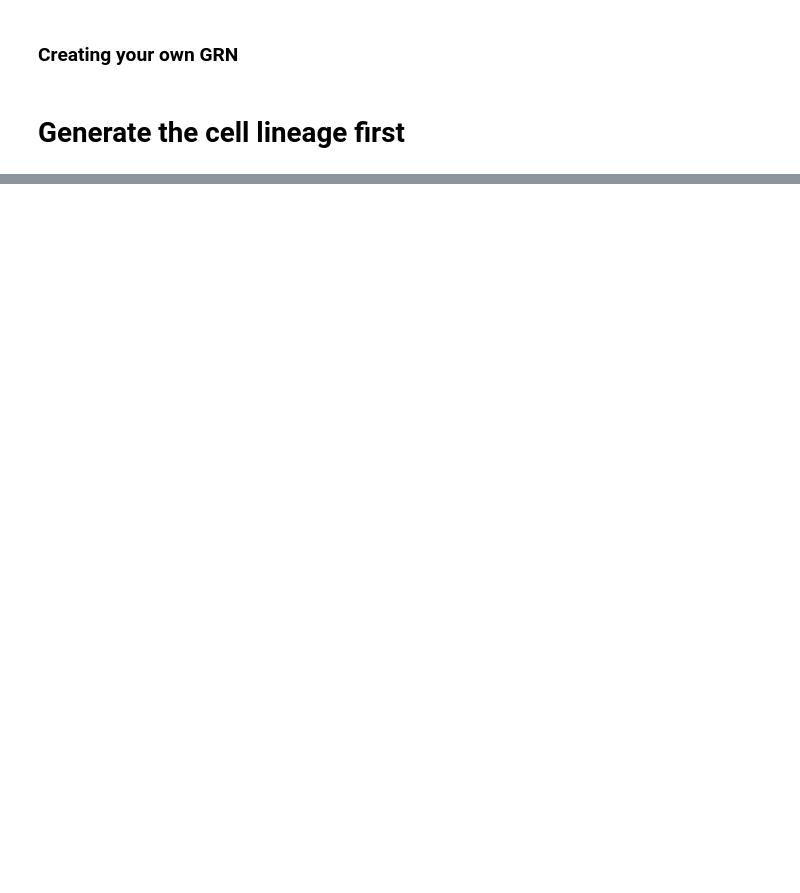
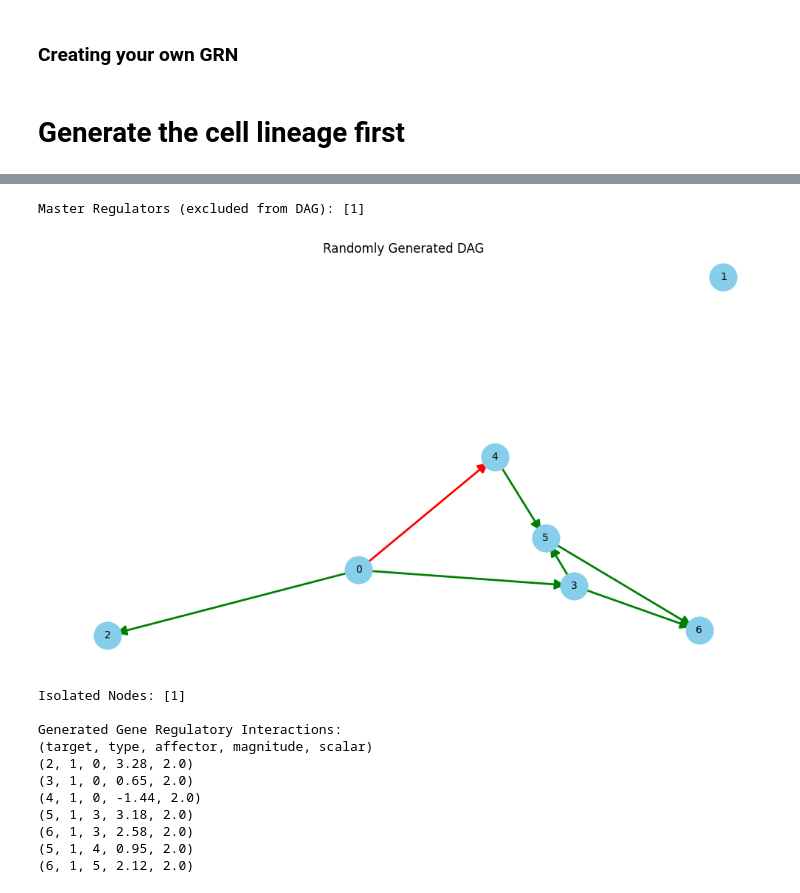
Before and after one commit to jchen1095/grn-thesis, a Jupyter notebook: src/grn_creation/generate_grn.ipynb, the cells around one changed output, grey strips where cells are left out. Drawn from its saved outputs; the diff is of its cells as text; code cells hidden in the pictures; blank space fills up the shorter version.

```diff
--- a/src/grn_creation/generate_grn.ipynb
+++ b/src/grn_creation/generate_grn.ipynb
@@ -235,0 +220,16 @@ Generated Gene Regulatory Interactions:
+# %%
+main('gene', total_nodes=7, min_per_rank=2, max_per_rank=3, min_ranks=1, max_ranks=2, percent=5, inhibit_pct=30, num_master_regulators=1)
+# %% [output]
+Master Regulators (excluded from DAG): [1]
+[figure, added]
+Isolated Nodes: [1]
+
+Generated Gene Regulatory Interactions:
+(target, type, affector, magnitude, scalar)
+(2, 1, 0, 3.28, 2.0)
+(3, 1, 0, 0.65, 2.0)
+(4, 1, 0, -1.44, 2.0)
+(5, 1, 3, 3.18, 2.0)
+(6, 1, 3, 2.58, 2.0)
+(5, 1, 4, 0.95, 2.0)
+(6, 1, 5, 2.12, 2.0)
```
Also changed, not shown: parts of 3 cells of this notebook, 1 other file.
